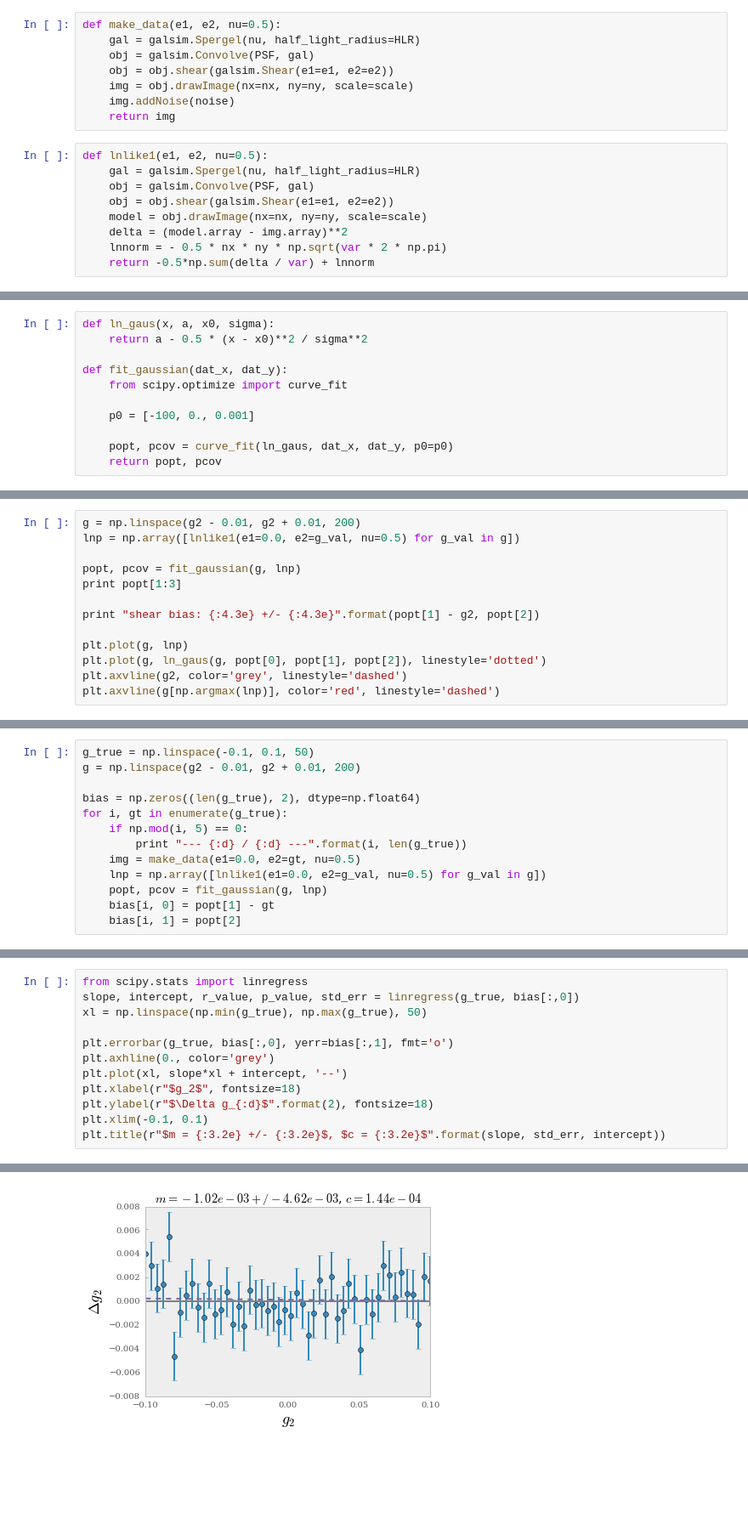
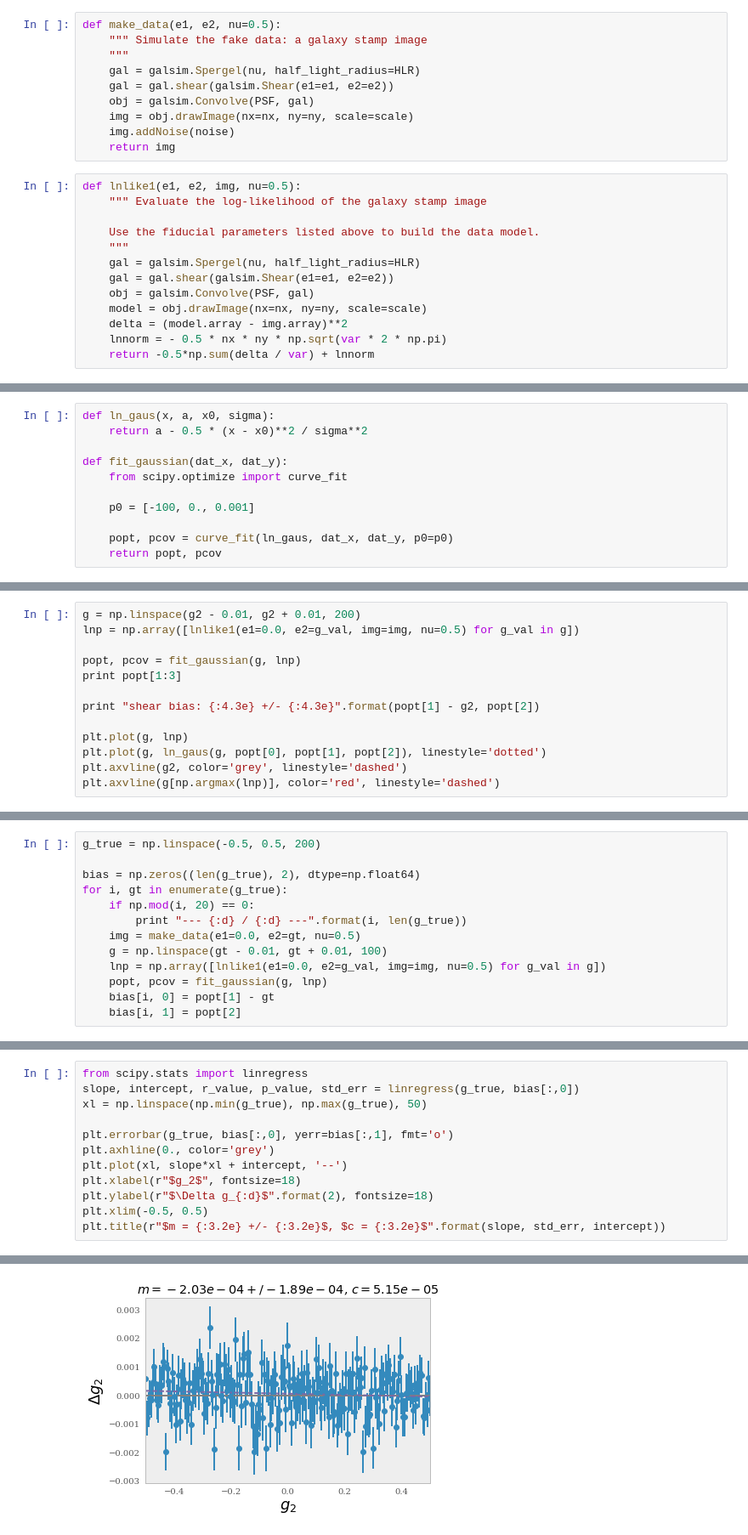
Before and after one commit to mdschneider/JIF, a Jupyter notebook: devel/debug_roaster_bias/Shear bias simple test 1.ipynb, the cells around one changed output, grey strips where cells are left out. Shown: that part at 85% size. Cells and saved outputs as stored; diff of their text form; blank space fills up the shorter version.

```diff
--- a/devel/debug_roaster_bias/Shear bias simple test 1.ipynb
+++ b/devel/debug_roaster_bias/Shear bias simple test 1.ipynb
@@ -29,17 +38,23 @@ var = 3e-9
 noise = galsim.GaussianNoise(sigma=np.sqrt(var))
 # %%
 def make_data(e1, e2, nu=0.5):
+    """ Simulate the fake data: a galaxy stamp image
+    """
     gal = galsim.Spergel(nu, half_light_radius=HLR)
+    gal = gal.shear(galsim.Shear(e1=e1, e2=e2))
     obj = galsim.Convolve(PSF, gal)
-    obj = obj.shear(galsim.Shear(e1=e1, e2=e2))
     img = obj.drawImage(nx=nx, ny=ny, scale=scale)
     img.addNoise(noise)
     return img
 # %%
-def lnlike1(e1, e2, nu=0.5):
+def lnlike1(e1, e2, img, nu=0.5):
+    """ Evaluate the log-likelihood of the galaxy stamp image
+
+    Use the fiducial parameters listed above to build the data model.
+    """
     gal = galsim.Spergel(nu, half_light_radius=HLR)
+    gal = gal.shear(galsim.Shear(e1=e1, e2=e2))
     obj = galsim.Convolve(PSF, gal)
-    obj = obj.shear(galsim.Shear(e1=e1, e2=e2))
     model = obj.drawImage(nx=nx, ny=ny, scale=scale)
     delta = (model.array - img.array)**2
     lnnorm = - 0.5 * nx * ny * np.sqrt(var * 2 * np.pi)
@@ -66,6 +87,6 @@ plt.imshow(img.array, interpolation='none', cmap=plt.cm.viridis)
 # %%
 g = np.linspace(g2 - 0.01, g2 + 0.01, 200)
-lnp = np.array([lnlike1(e1=0.0, e2=g_val, nu=0.5) for g_val in g])
+lnp = np.array([lnlike1(e1=0.0, e2=g_val, img=img, nu=0.5) for g_val in g])
 
 popt, pcov = fit_gaussian(g, lnp)
 print popt[1:3]
@@ -84,13 +109,13 @@ shear bias: -2.241e-03 +/- 2.062e-03
 # %%
-g_true = np.linspace(-0.1, 0.1, 50)
-g = np.linspace(g2 - 0.01, g2 + 0.01, 200)
+g_true = np.linspace(-0.5, 0.5, 200)
 
 bias = np.zeros((len(g_true), 2), dtype=np.float64)
 for i, gt in enumerate(g_true):
-    if np.mod(i, 5) == 0:
+    if np.mod(i, 20) == 0:
         print "--- {:d} / {:d} ---".format(i, len(g_true))
     img = make_data(e1=0.0, e2=gt, nu=0.5)
-    lnp = np.array([lnlike1(e1=0.0, e2=g_val, nu=0.5) for g_val in g])
+    g = np.linspace(gt - 0.01, gt + 0.01, 100)
+    lnp = np.array([lnlike1(e1=0.0, e2=g_val, img=img, nu=0.5) for g_val in g])
     popt, pcov = fit_gaussian(g, lnp)
     bias[i, 0] = popt[1] - gt
     bias[i, 1] = popt[2]
@@ -108,15 +135,15 @@ for i, gt in enumerate(g_true):
 # %%
 from scipy.stats import linregress
 slope, intercept, r_value, p_value, std_err = linregress(g_true, bias[:,0])
 xl = np.linspace(np.min(g_true), np.max(g_true), 50)
 
 plt.errorbar(g_true, bias[:,0], yerr=bias[:,1], fmt='o')
 plt.axhline(0., color='grey')
 plt.plot(xl, slope*xl + intercept, '--')
 plt.xlabel(r"$g_2$", fontsize=18)
 plt.ylabel(r"$\Delta g_{:d}$".format(2), fontsize=18)
-plt.xlim(-0.1, 0.1)
+plt.xlim(-0.5, 0.5)
 plt.title(r"$m = {:3.2e} +/- {:3.2e}$, $c = {:3.2e}$".format(slope, std_err, intercept))
 # %% [output]
 <matplotlib.text.Text at 0x...>
-[figure, old version]
+[figure, new version]
```
Also changed, not shown: parts of 13 cells of this notebook, 11 other files.
